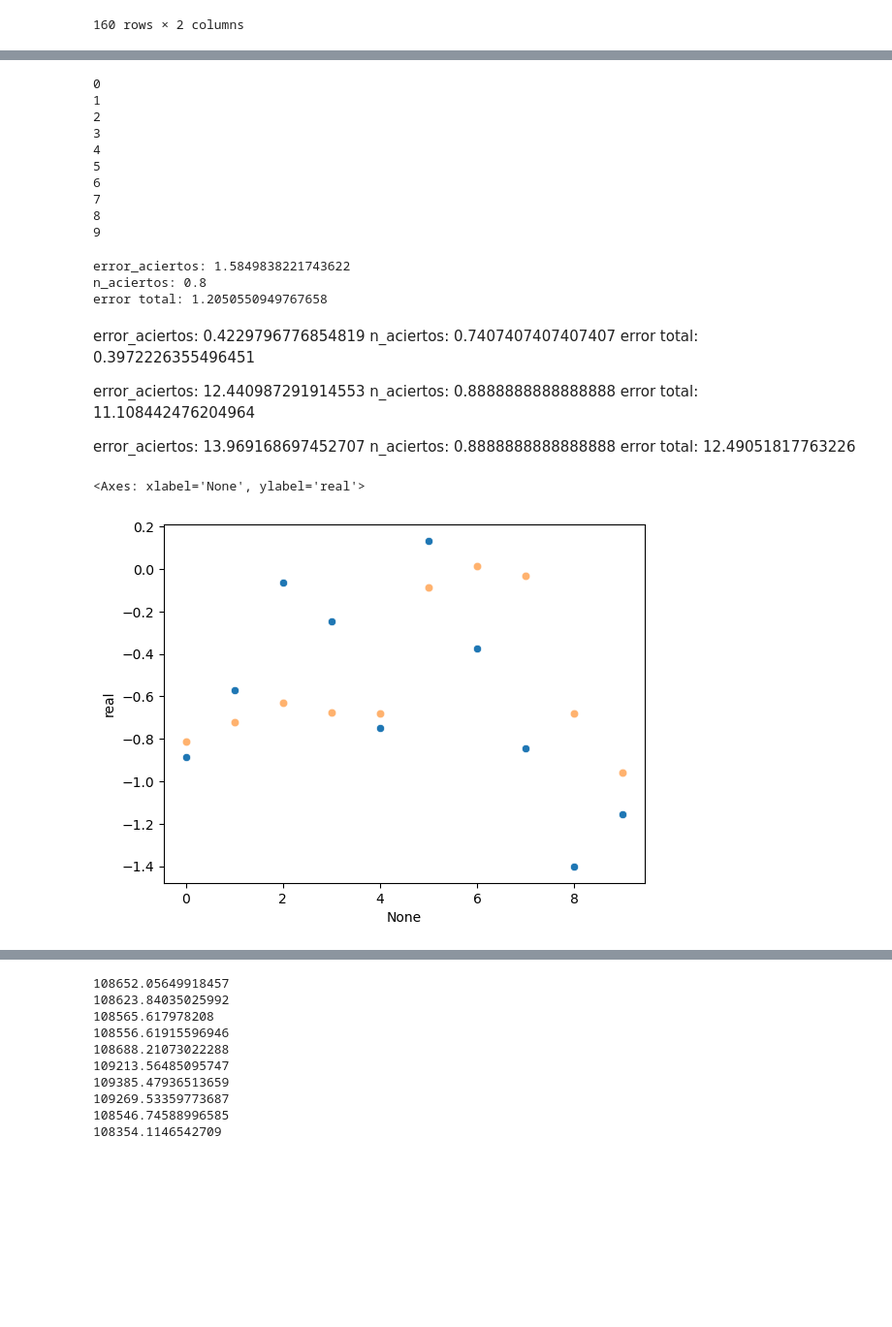
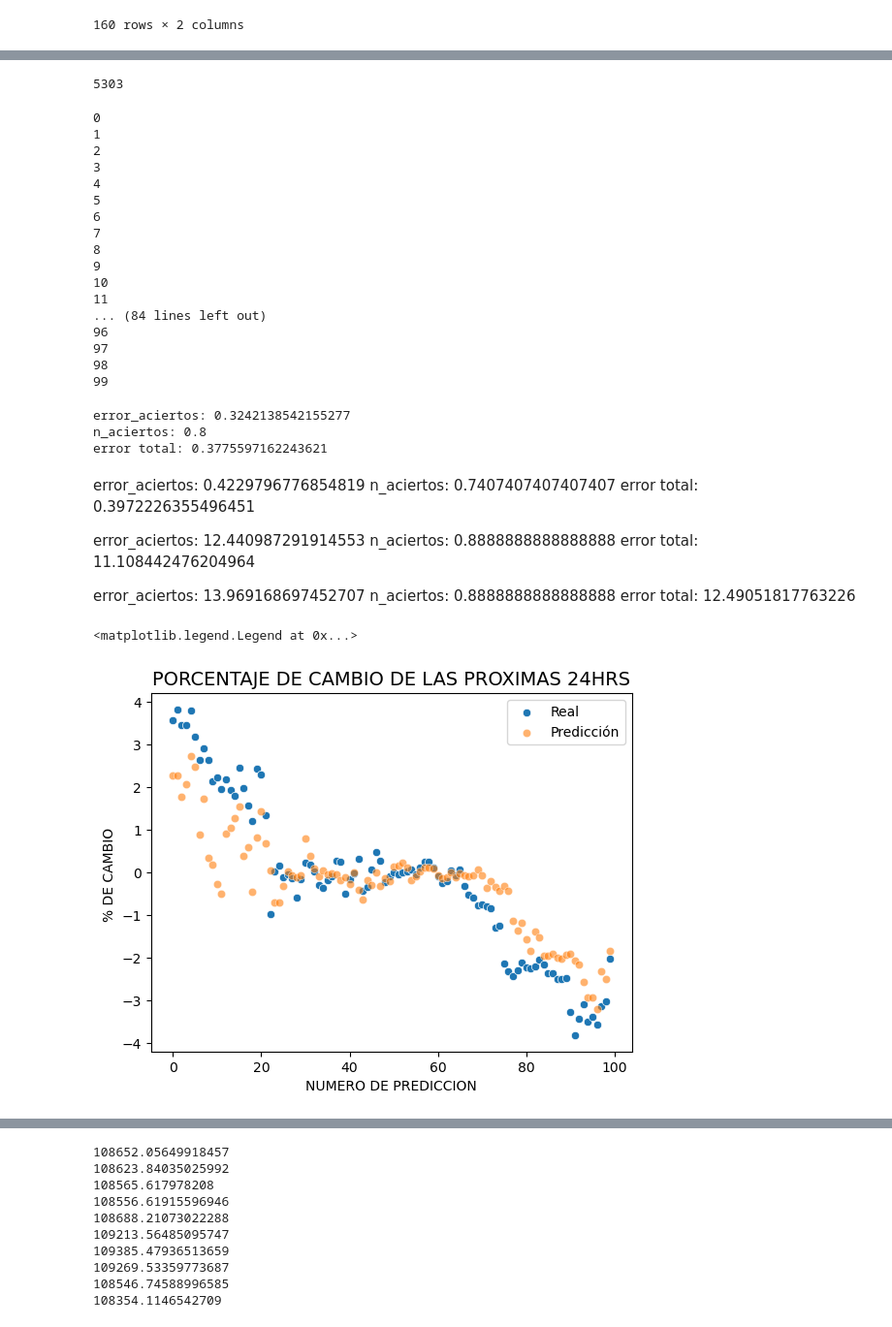
Before and after one commit to FerdinandMileto/Proyecto_cripto_RH, a Jupyter notebook: src/modelo4H.ipynb, the cells around one changed output, grey strips where cells are left out. Shown at 97% size. Drawn from its saved outputs; the diff is of its cells as text; code cells hidden in the pictures; blank space fills up the shorter version.

```diff
--- a/src/modelo4H.ipynb
+++ b/src/modelo4H.ipynb
@@ -225,3 +269,7 @@ df_porcentual
+# %%
+len(df_porcentual)
+# %% [output]
+5303
 # %%
 relativ_error=[]
 aciertos_direccion_list=[]
@@ -230,11 +278,11 @@ y_pred_guardadas=[]
 y_real_guardadas=[]
 restricciones=["open_time","pred_dia%"]
 medir="pred_dia%"
-for i in range(10):
+for i in range(100):
     print(i)
     #vamos a separar los datos de entreno y los outsider
-    entreno=df_porcentual[0+i:5200+i]
-    outsider=df_porcentual[5200+i+1:5200+i+2]
+    entreno=df_porcentual[0+i:5202+i]
+    outsider=df_porcentual[5202+i+1:5202+i+2]
     #print(outsider)
     outsider.reset_index(drop=True,inplace=True)
     entreno.reset_index(drop=True,inplace=True)
@@ -271,6 +319,13 @@ error_aciertos=abs(np.array(error_aciertos_list).sum())/len(error_aciertos_list)
 7
 8
 9
+10
+11
+... (84 lines left out)
+96
+97
+98
+99
 # %%
 tabla_resultados=pd.DataFrame(columns=["error_total","error_aciertos","aciertos_direccion"])
 tabla_resultados["error_total"]=error_total
@@ -280,9 +335,9 @@ print(f'error_aciertos: {error_aciertos}')
 print(f'n_aciertos: {aciertos_direccion/len(relativ_error)}')
 print(f'error total: {error_total}')
 # %% [output]
-error_aciertos: 1.5849838221743622
+error_aciertos: 0.3242138542155277
 n_aciertos: 0.8
-error total: 1.2050550949767658
+error total: 0.3775597162243621
 # %% [markdown]
 error_aciertos: 0.4229796776854819
 n_aciertos: 0.7407407407407407
@@ -298,12 +353,17 @@ error total: 12.49051817763226
 # %%
 guardados=pd.DataFrame(columns=["real","predicciones","dif"])
 guardados["real"]=y_real_guardadas
 guardados["predicciones"]=y_pred_guardadas
-sns.scatterplot(guardados,x=guardados.index,y=guardados["real"])
-sns.scatterplot(guardados,x=guardados.index,y="predicciones",alpha=0.6)
+plt.title("PORCENTAJE DE CAMBIO DE LAS PROXIMAS 24HRS", fontsize=14)
+plt.ylabel("% DE CAMBIO ")
+plt.xlabel("NUMERO DE PREDICCION")
+
+sns.scatterplot(guardados,x=guardados.index,y=guardados["real"],label="Real")
+sns.scatterplot(guardados,x=guardados.index,y="predicciones",label="Predicción",alpha=0.6)
+plt.legend()
 # %% [output]
-<Axes: xlabel='None', ylabel='real'>
+<matplotlib.legend.Legend at 0x...>
-[figure, old version]
+[figure, new version]
 # %%
 guardados
 # %% [output]
```
Also changed, not shown: parts of 12 cells of this notebook, 40 other files.
